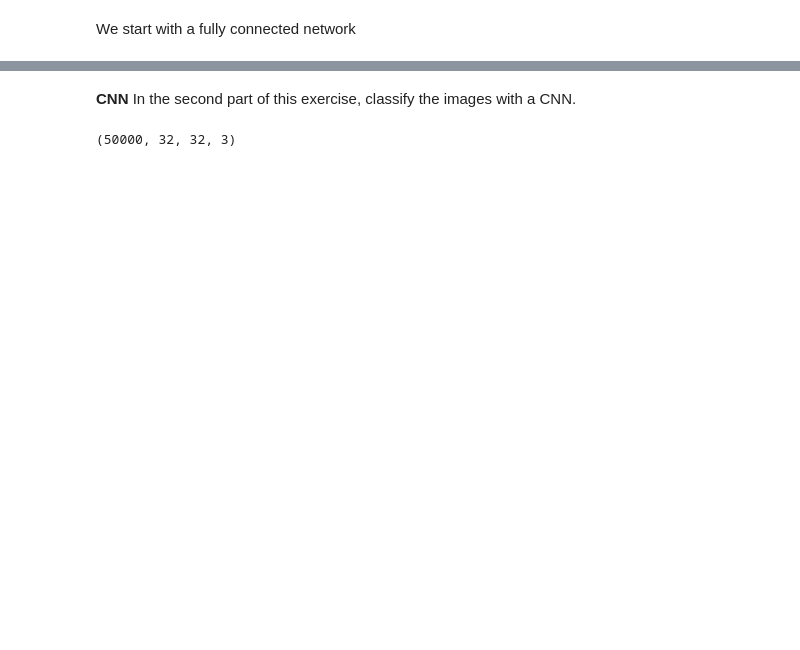
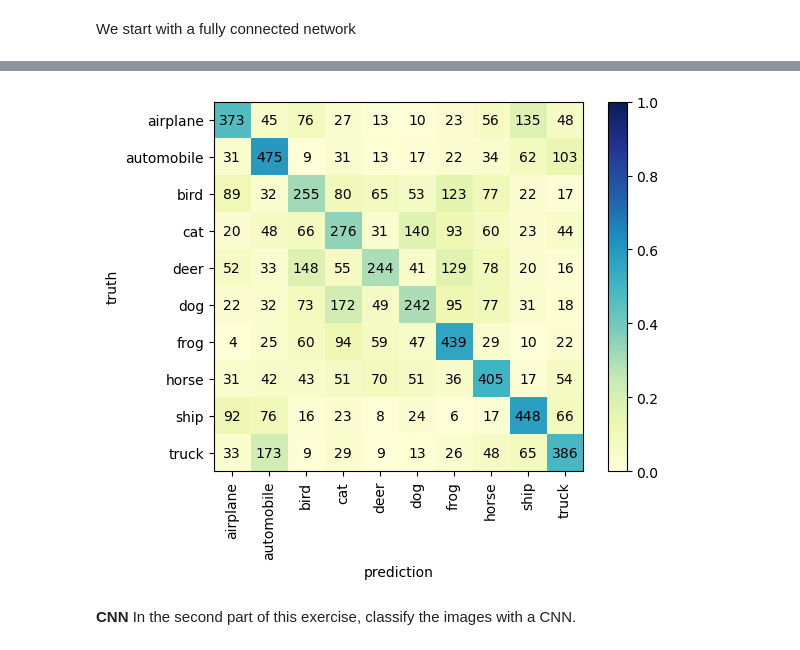
Before and after one commit to adrian-sica/ADL2025_exercises, a Jupyter notebook: Exercise7p1/Exercise_7_1_CIFAR_10.ipynb, the cells around one changed output, grey strips where cells are left out. Cells and saved outputs as stored; diff of their text form; code cells hidden in the pictures; blank space fills up the shorter version.

```diff
--- a/Exercise7p1/Exercise_7_1_CIFAR_10.ipynb
+++ b/Exercise7p1/Exercise_7_1_CIFAR_10.ipynb
@@ -125,3 +125,9 @@ y_train shape: (50000, 1)
 50000 train samples
 2000 validation samples
 8000 test samples
+# %%
+# reshape the image matrices to vectors
+x_train_norm = x_train_norm.reshape(-1, 32**2*3)
+x_valid_norm = x_valid_norm.reshape(-1, 32**2*3)
+x_test_norm = x_test_norm.reshape(-1, 32**2*3)
+print("x_train shape:", x_train_norm.shape)
@@ -127,0 +136,15 @@ y_train shape: (50000, 1)
+# %%
+nb_nodes = 256
+activation = "relu"
+output = 10
+drop_rate = 0.5 # Between 0.2 and 0.5
+
+model = tf.keras.models.Sequential([
+    layers.Dense(nb_nodes, activation=activation, input_shape=(3072,)),
+    layers.Dense(nb_nodes, activation=activation, input_shape=(3072,)),
+    layers.Dropout(drop_rate),
+    layers.Dense(output), # output
+    # softmax activation to transform output into probabilities
+    layers.Activation('softmax')])
+
+print(model.summary())
@@ -132,12 +176,16 @@ We start with a fully connected network
 # Training
 # ----------------------------------------------------------
 model.compile(
-    ...
+    # the recommended loss
+    loss='categorical_crossentropy',
+    optimizer=tf.keras.optimizers.legacy.Adam(learning_rate=0.0001), # For M1/M2 macs works better
+    metrics=['accuracy']
 )
 
 model.fit(
-    ...
-    batch_size=...,
+    x_train_norm,
+    y_train_onehot,
+    batch_size=3072, # = 32 * 32 *3
     epochs=20, # train at least for 20 epochs
     verbose=2,
     validation_data=(x_valid_norm, y_valid_onehot),
@@ -153,7 +222,7 @@ history = np.genfromtxt("history_{}.csv".format(model.name), delimiter=",", name
 
 # Hint: this is how you can plot the confusion matrix.
 # calculate predictions for test set
-y_predict = model.predict(..., batch_size=128)
+y_predict = model.predict(x_test_norm, batch_size=128)
 
 # convert back to class labels (0-9)
 y_predict_cl = np.argmax(y_predict, axis=1)
@@ -161,3 +230,4 @@ y_test_cl = np.argmax(y_test_onehot, axis=1)
 
 # plot confusion matrix
 plot_confusion(y_test_cl, y_predict_cl)
+# %% [output]
@@ -164,3 +235,4 @@ plot_confusion(y_test_cl, y_predict_cl)
+[figure, added]
 # %%
 # Task: plot a few examples of correctly and incorrectly classified images.
 # Hint: First find the indices of correctly and incorrectly classified images:
@@ -209,7 +281,3 @@ model.fit(
     validation_data=(x_valid_norm, y_valid_onehot),
     callbacks=[tf.keras.callbacks.CSVLogger("history_{}.csv".format(model.name))],
 )
-# %%
-x_train.shape
-# %% [output]
-(50000, 32, 32, 3)
```
Also changed, not shown: parts of 9 cells of this notebook.
